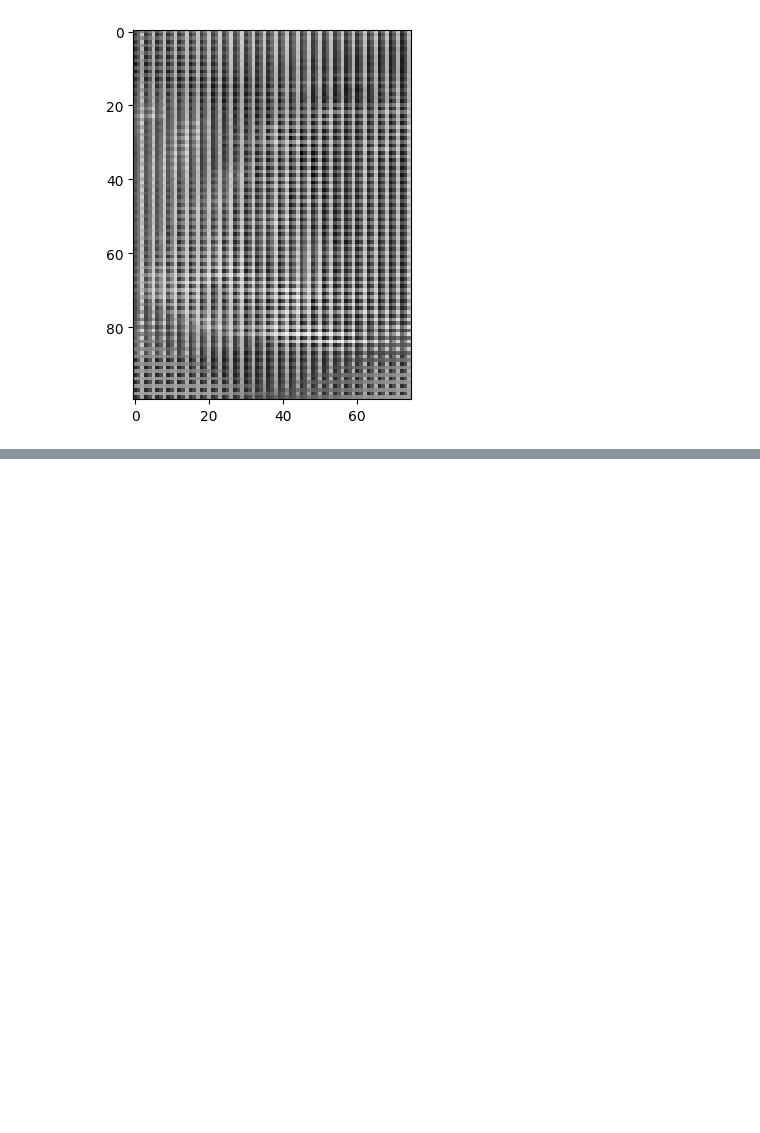
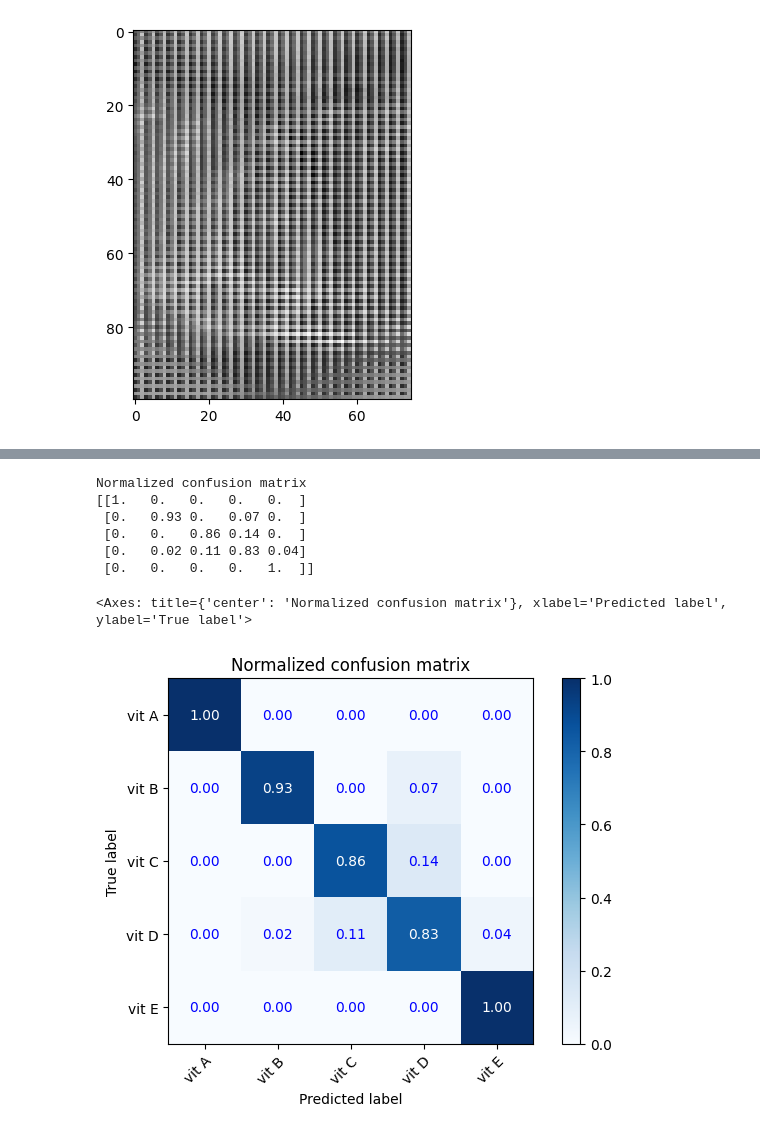
Before and after one commit to Dhiraj455/Vitamin-Deficiency-Recognition, a Jupyter notebook: disease.ipynb, the cells around one changed output, grey strips where cells are left out. Saved outputs shown, nothing was run; the diff lists cells and outputs as text; code cells hidden in the pictures; blank space fills up the shorter version.

Commit message:
Model created

```diff
--- a/disease.ipynb
+++ b/disease.ipynb
@@ -314,0 +399,18 @@ plt.show()
+# %%
+from sklearn.metrics import classification_report,confusion_matrix
+
+Y_pred = model.predict(x_test)
+print(Y_pred)
+y_pred = np.argmax(Y_pred, axis=1)
+print(y_pred)
+
+# y_pred = model.predict(x_test)
+# print(y_pred)
+
+# p=model.predict(x_test) # to predict probability
+# p=np.argmax(predict,axis=1)
+# target_names = ['class 0(BIKES)', 'class 1(CARS)', 'class 2(HORSES)']
+print(label_binarizer.classes_)
+target_names = label_binarizer.classes_
+print(classification_report(np.argmax(y_test,axis=1), y_pred,target_names=target_names))
+print(confusion_matrix(np.argmax(y_test,axis=1), y_pred))
@@ -314,0 +435,11 @@ plt.show()
+# %%
+plot_confusion_matrix(np.argmax(y_test,axis=1), y_pred, classes=label_binarizer.classes_, normalize=True, title='Normalized confusion matrix')
+# %% [output]
+Normalized confusion matrix
+[[1.   0.   0.   0.   0.  ]
+ [0.   0.93 0.   0.07 0.  ]
+ [0.   0.   0.86 0.14 0.  ]
+ [0.   0.02 0.11 0.83 0.04]
+ [0.   0.   0.   0.   1.  ]]
+<Axes: title={'center': 'Normalized confusion matrix'}, xlabel='Predicted label', ylabel='True label'>
+[figure, added]
```
Also changed, not shown: parts of 9 cells of this notebook, 2 other files.
